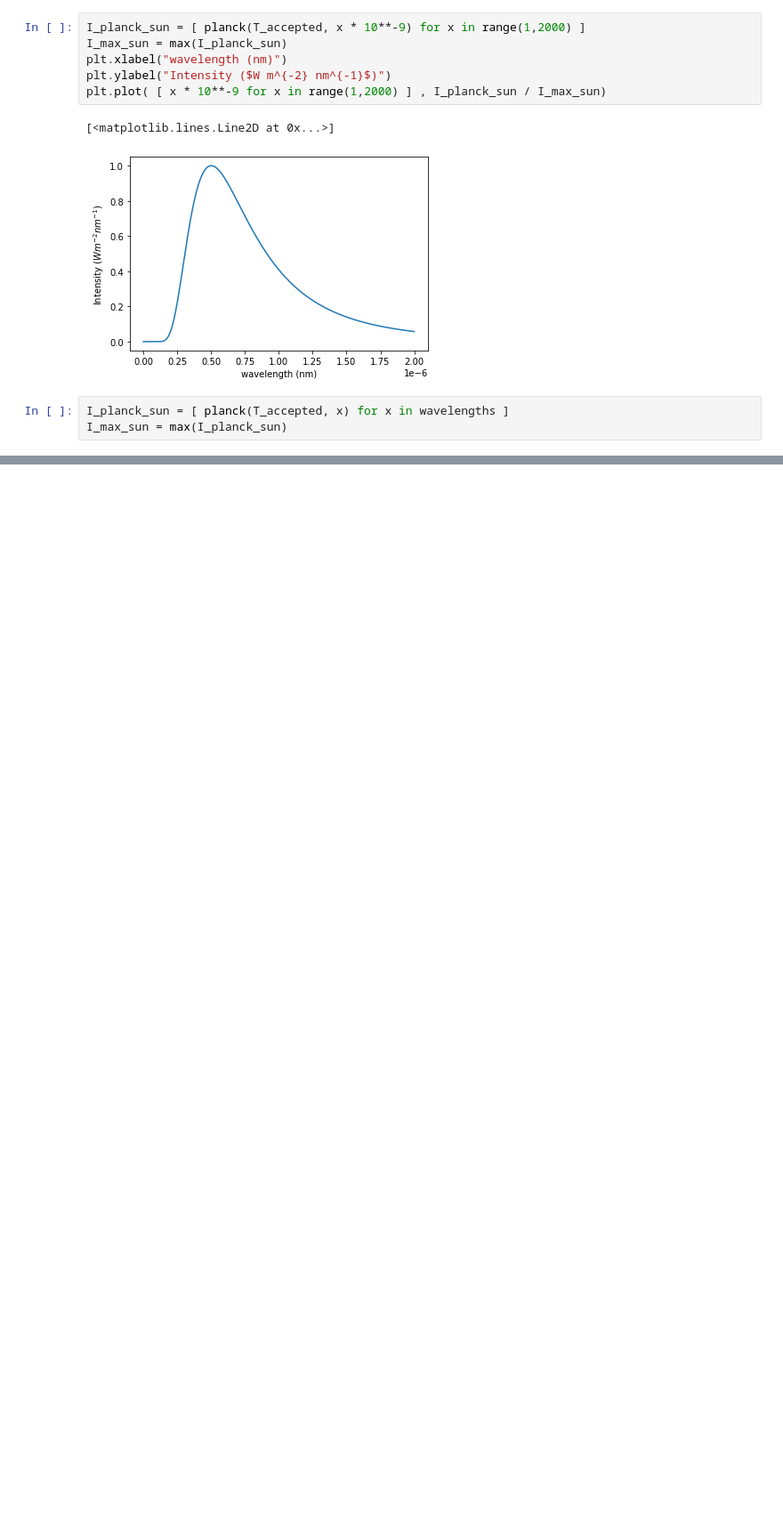
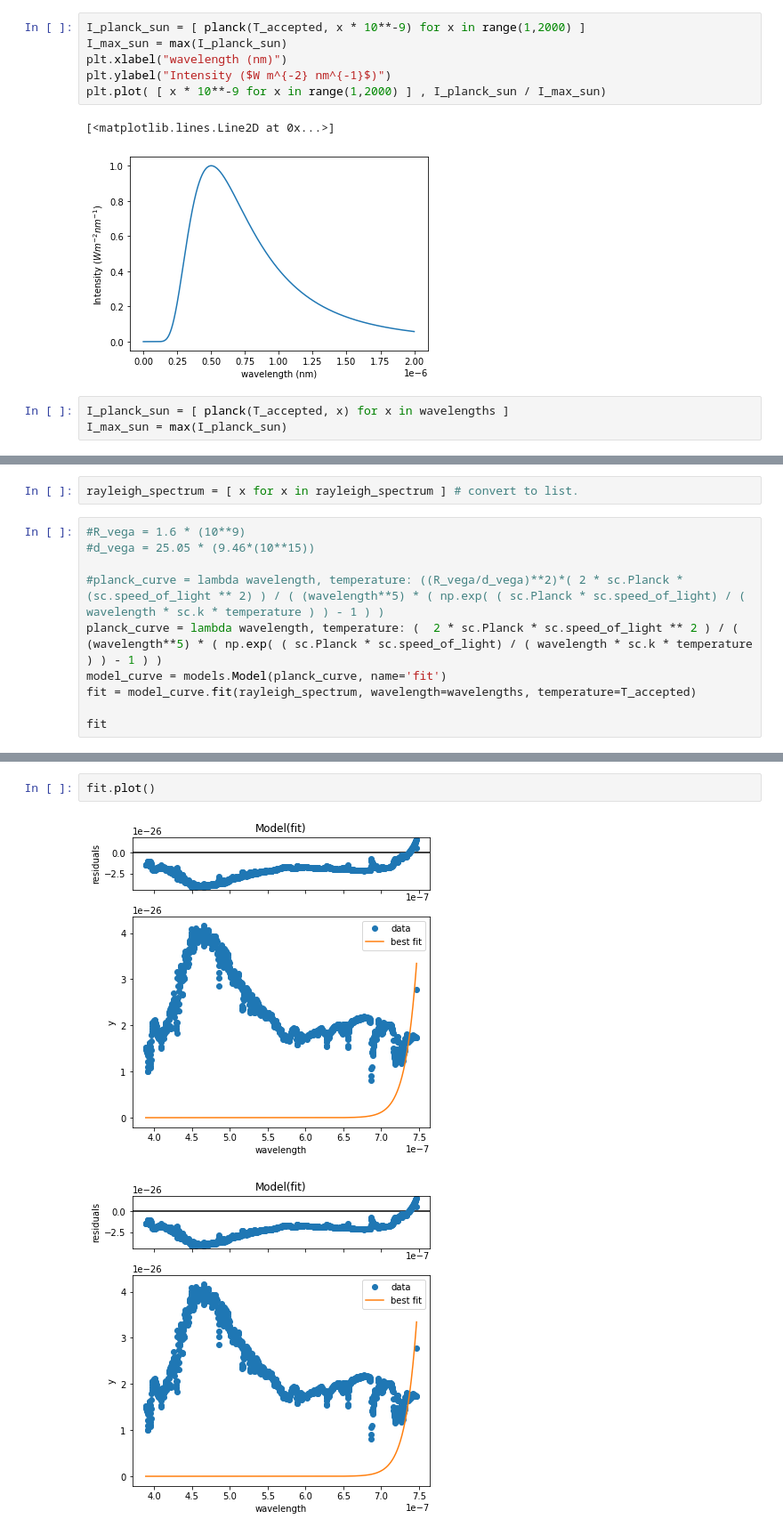
Before and after one commit to Yousousen/solar_physics, a Jupyter notebook: scripts/spectrum.ipynb, the cells around one changed output, grey strips where cells are left out. Shown at 89% size. Saved outputs shown, nothing was run; the diff lists cells and outputs as text; blank space fills up the shorter version.

```diff
--- a/scripts/spectrum.ipynb
+++ b/scripts/spectrum.ipynb
@@ -607,0 +616,12 @@ print("%f%% deviation from the accepted value." % float( ( T_eff / T_accepted )
+# %%
+rayleigh_spectrum = [ x for x in rayleigh_spectrum ] # convert to list.
+# %%
+#R_vega = 1.6 * (10**9)
+#d_vega = 25.05 * (9.46*(10**15))
+
+#planck_curve = lambda wavelength, temperature: ((R_vega/d_vega)**2)*( 2 * sc.Planck * (sc.speed_of_light ** 2) ) / ( (wavelength**5) * ( np.exp( ( sc.Planck * sc.speed_of_light) / ( wavelength * sc.k * temperature ) ) - 1 ) )
+planck_curve = lambda wavelength, temperature: (  2 * sc.Planck * sc.speed_of_light ** 2 ) / ( (wavelength**5) * ( np.exp( ( sc.Planck * sc.speed_of_light) / ( wavelength * sc.k * temperature ) ) - 1 ) )
+model_curve = models.Model(planck_curve, name='fit')
+fit = model_curve.fit(rayleigh_spectrum, wavelength=wavelengths, temperature=T_accepted)
+
+fit
@@ -607,0 +643,5 @@ print("%f%% deviation from the accepted value." % float( ( T_eff / T_accepted )
+# %%
+fit.plot()
+# %% [output]
+[figure, added]
+[figure, added]
```
Also changed, not shown: parts of 18 cells of this notebook.
